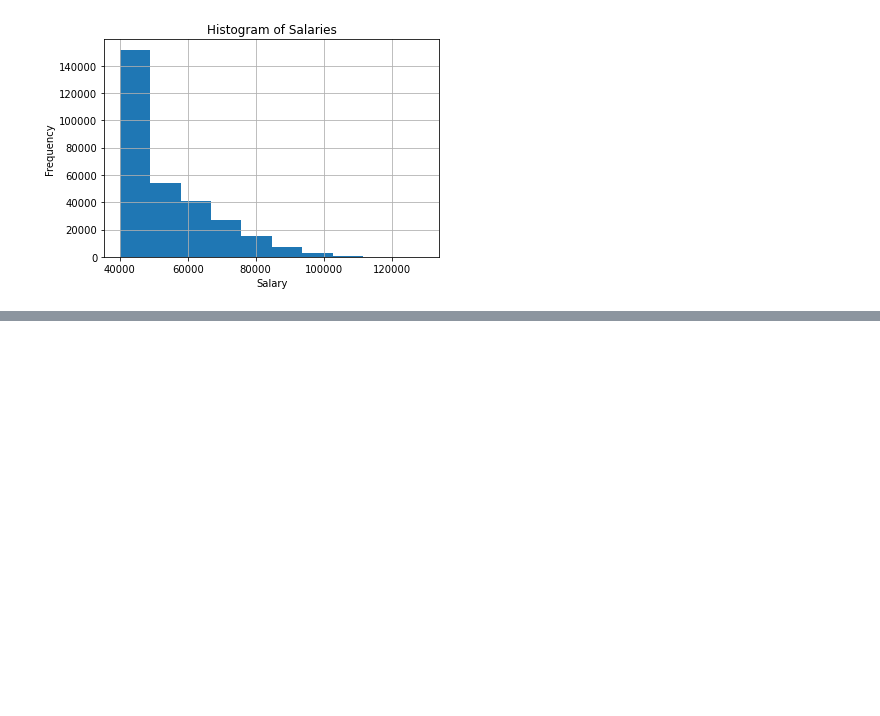
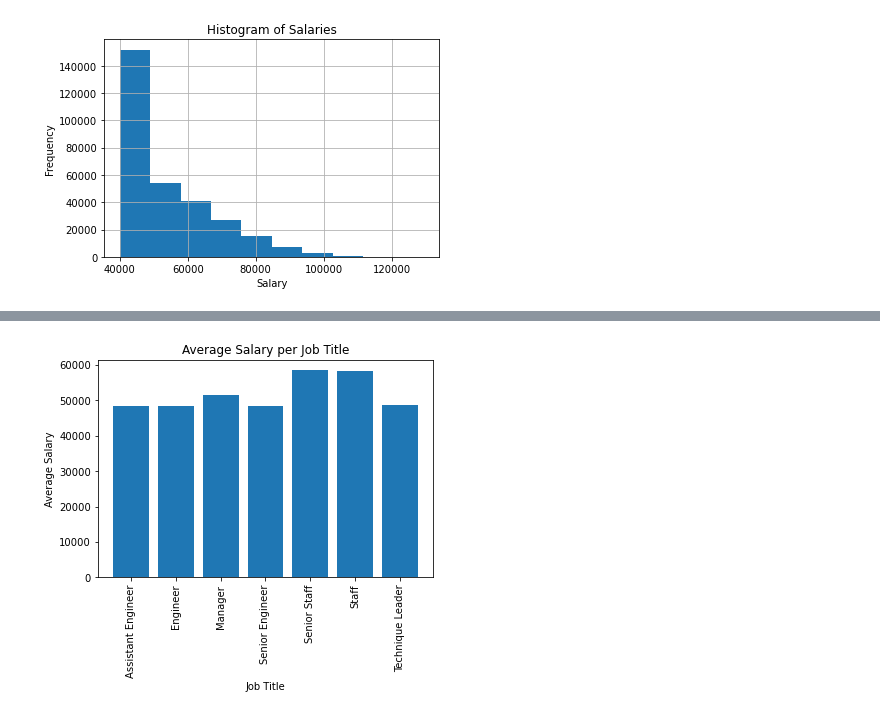
Before and after one commit to Slyssy/sql-challenge, a Jupyter notebook: Employee_SQL/SQL_Challenge_Employees.ipynb, the cells around one changed output, grey strips where cells are left out. Cells and saved outputs as stored; diff of their text form; code cells hidden in the pictures; blank space fills up the shorter version.

Commit message:
Completed second part of bonus where I was asked to create a bar chart that showed the average salary per title.

```diff
--- a/Employee_SQL/SQL_Challenge_Employees.ipynb
+++ b/Employee_SQL/SQL_Challenge_Employees.ipynb
@@ -20,0 +54,2 @@ plt.show()
+# %%
+employees_df = pd.read_sql(cmd, con=engine)
@@ -20,0 +71,2 @@ plt.show()
+# %%
+employee_salary_df = pd.merge(salaries_df, employees_df, on = "emp_no")
@@ -20,0 +89,3 @@ plt.show()
+# %%
+salaries_title_df=pd.merge(employee_salary_df, titles_df, left_on="emp_title_id", right_on="title_id")
+salaries_title_df
@@ -20,0 +106,4 @@ plt.show()
+# %%
+grouped_salaries = salaries_title_df.groupby("title", as_index=False).agg({"salary": "mean"})
+avg_salaries_df = grouped_salaries.round(decimals=2)
+avg_salaries_df
@@ -20,0 +119,11 @@ plt.show()
+# %%
+plt.title("Average Salary per Job Title")
+plt.xlabel("Job Title")
+plt.ylabel("Average Salary")
+plt.bar(
+    avg_salaries_df["title"], avg_salaries_df["salary"]
+)
+plt.xticks(rotation=90)
+plt.show()
+# %% [output]
+[figure, added]
```
Also changed, not shown: parts of 10 cells of this notebook.
